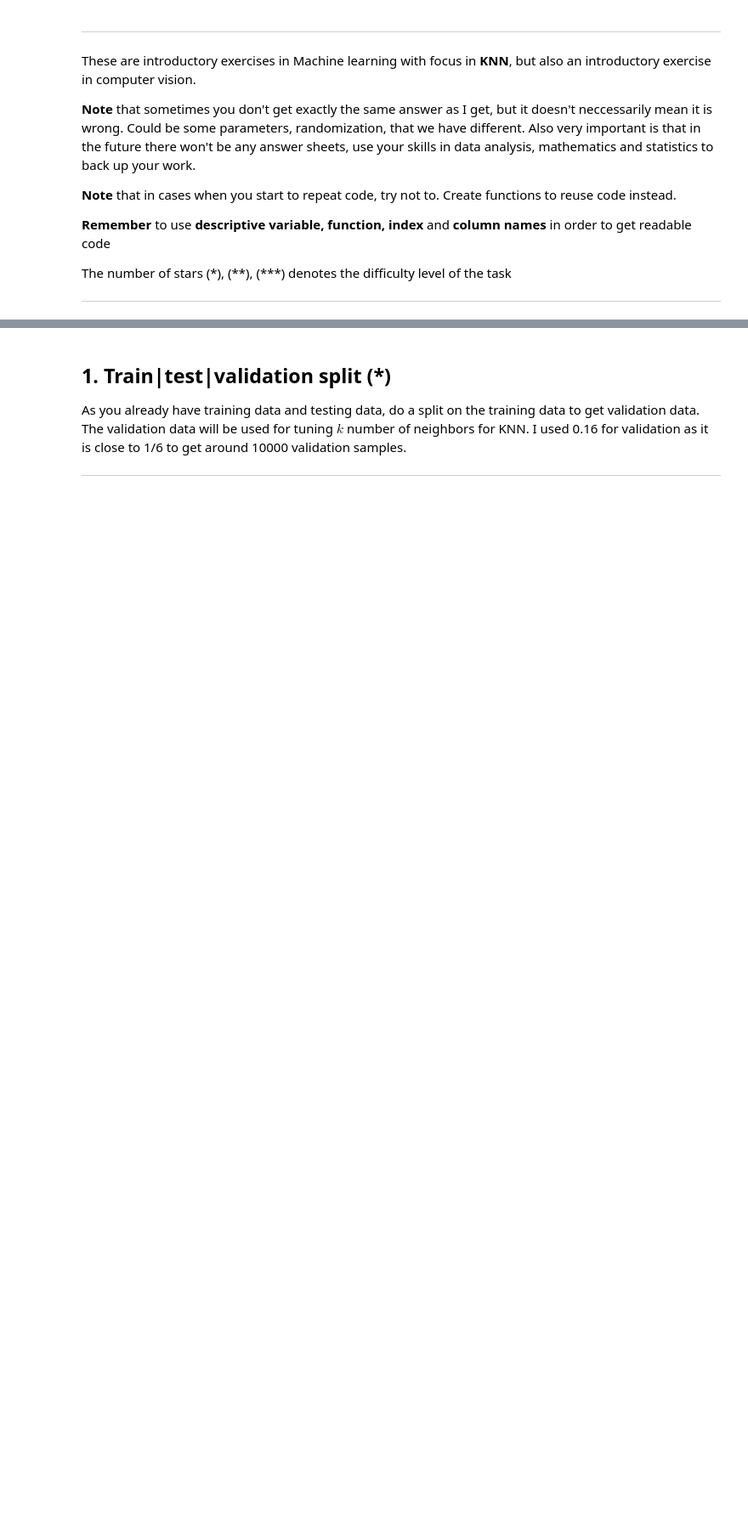
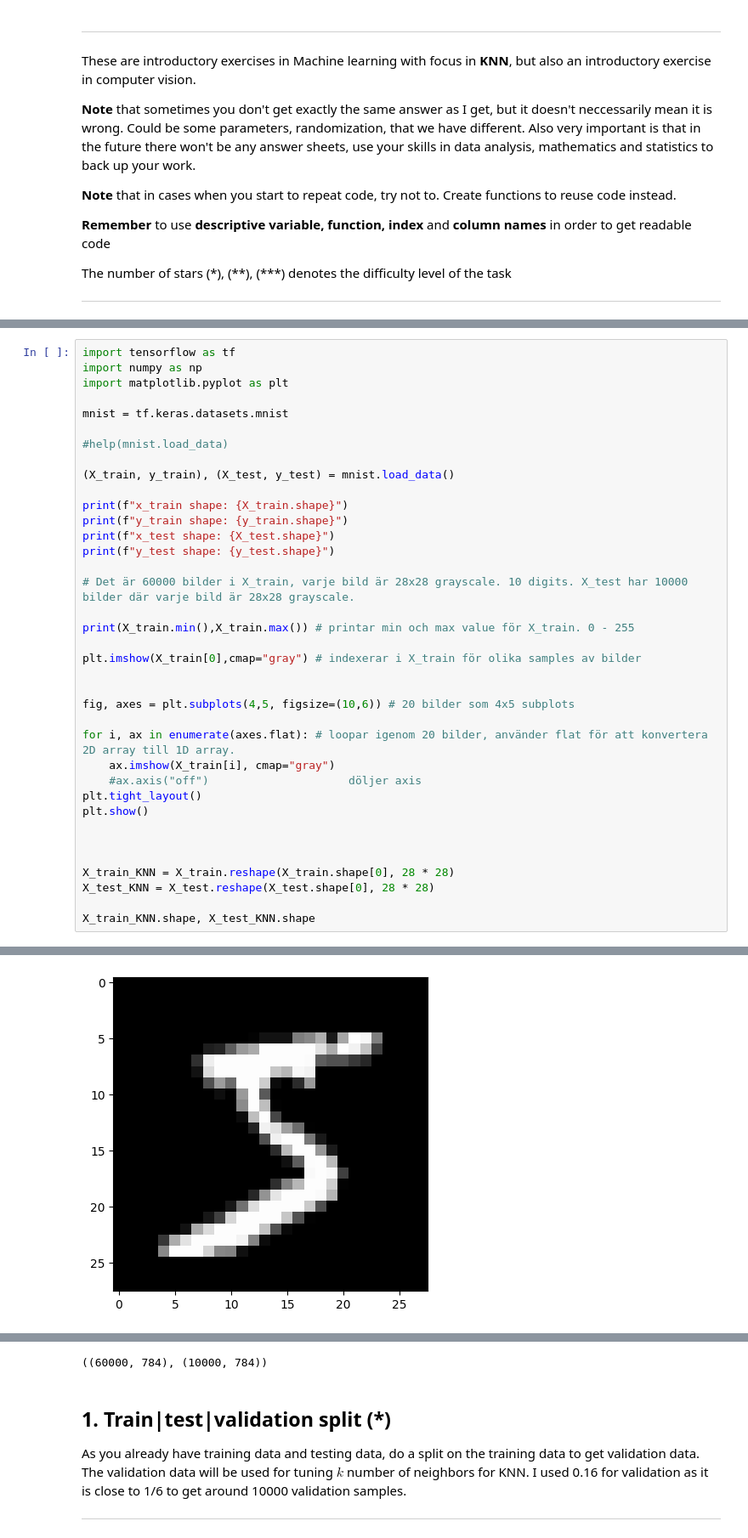
Before and after one commit to tobias-oberg/ML-Tobias-Oberg-AI24, a Jupyter notebook: Exercises/E04_KNN.ipynb, the cells around one changed output, grey strips where cells are left out. Shown at 85% size. Saved outputs shown, nothing was run; the diff lists cells and outputs as text; blank space fills up the shorter version.

```diff
--- a/Exercises/E04_KNN.ipynb
+++ b/Exercises/E04_KNN.ipynb
@@ -55,3 +55,41 @@ e) Shape: X_train: (60000, 784), X_test: (10000, 784)
 </details>
 
 ---
+# %%
+import tensorflow as tf
+import numpy as np
+import matplotlib.pyplot as plt
+
+mnist = tf.keras.datasets.mnist
+
+#help(mnist.load_data)
+
+(X_train, y_train), (X_test, y_test) = mnist.load_data()
+
+print(f"x_train shape: {X_train.shape}")
+print(f"y_train shape: {y_train.shape}")
+print(f"x_test shape: {X_test.shape}")
+print(f"y_test shape: {y_test.shape}")
+
+# Det är 60000 bilder i X_train, varje bild är 28x28 grayscale. 10 digits. X_test har 10000 bilder där varje bild är 28x28 grayscale.
+
+print(X_train.min(),X_train.max()) # printar min och max value för X_train. 0 - 255
+
+plt.imshow(X_train[0],cmap="gray") # indexerar i X_train för olika samples av bilder
+
+
+fig, axes = plt.subplots(4,5, figsize=(10,6)) # 20 bilder som 4x5 subplots
+
+for i, ax in enumerate(axes.flat): # loopar igenom 20 bilder, använder flat för att konvertera 2D array till 1D array.
+    ax.imshow(X_train[i], cmap="gray")
+    #ax.axis("off")                     döljer axis
+plt.tight_layout()
+plt.show()
+
+
+
+X_train_KNN = X_train.reshape(X_train.shape[0], 28 * 28)
+X_test_KNN = X_test.reshape(X_test.shape[0], 28 * 28)
+
+X_train_KNN.shape, X_test_KNN.shape
+# %% [output]
@@ -57,0 +101 @@ e) Shape: X_train: (60000, 784), X_test: (10000, 784)
+[figure, added]
@@ -58,3 +103,4 @@ e) Shape: X_train: (60000, 784), X_test: (10000, 784)
+((60000, 784), (10000, 784))
 # %% [markdown]
 ## 1. Train|test|validation split (*)
 
```
Also changed, not shown: parts of 1 cell of this notebook, 1 other file.
